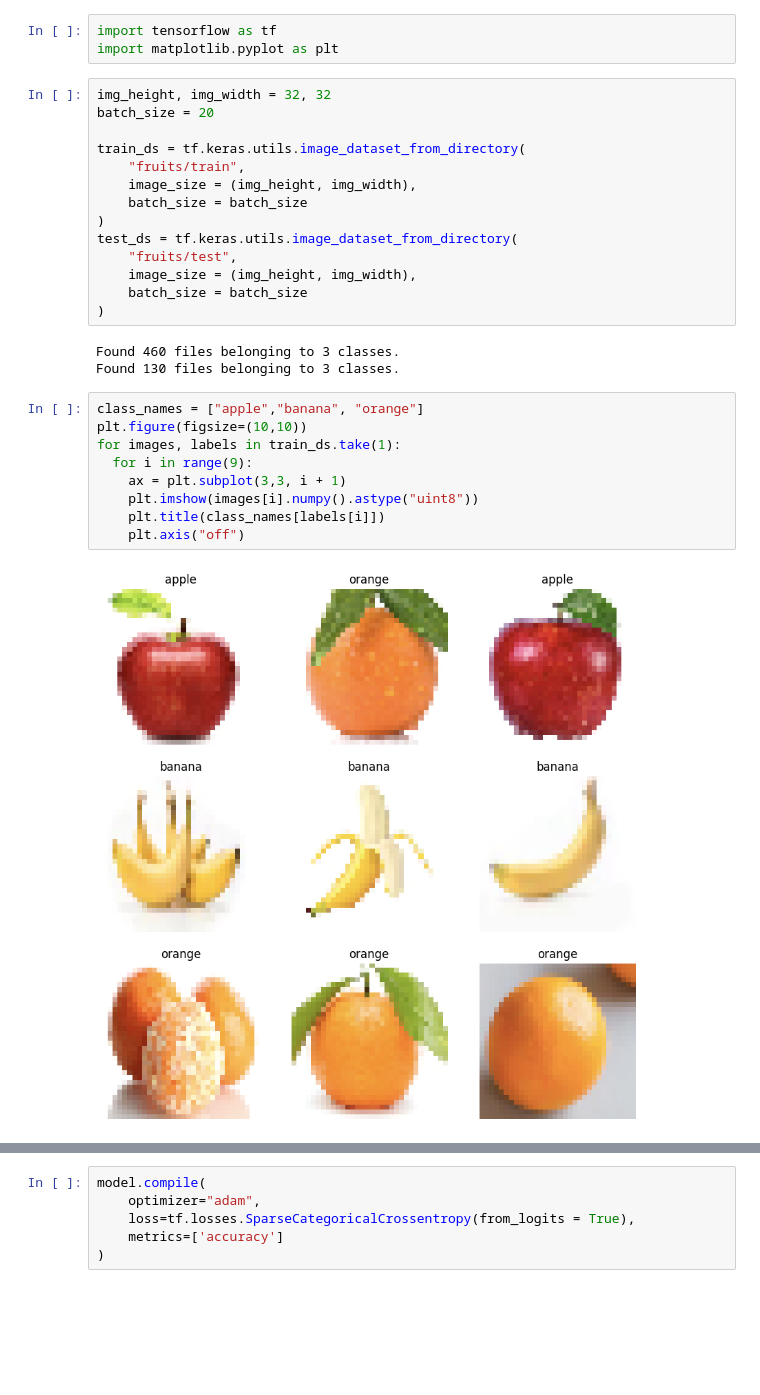
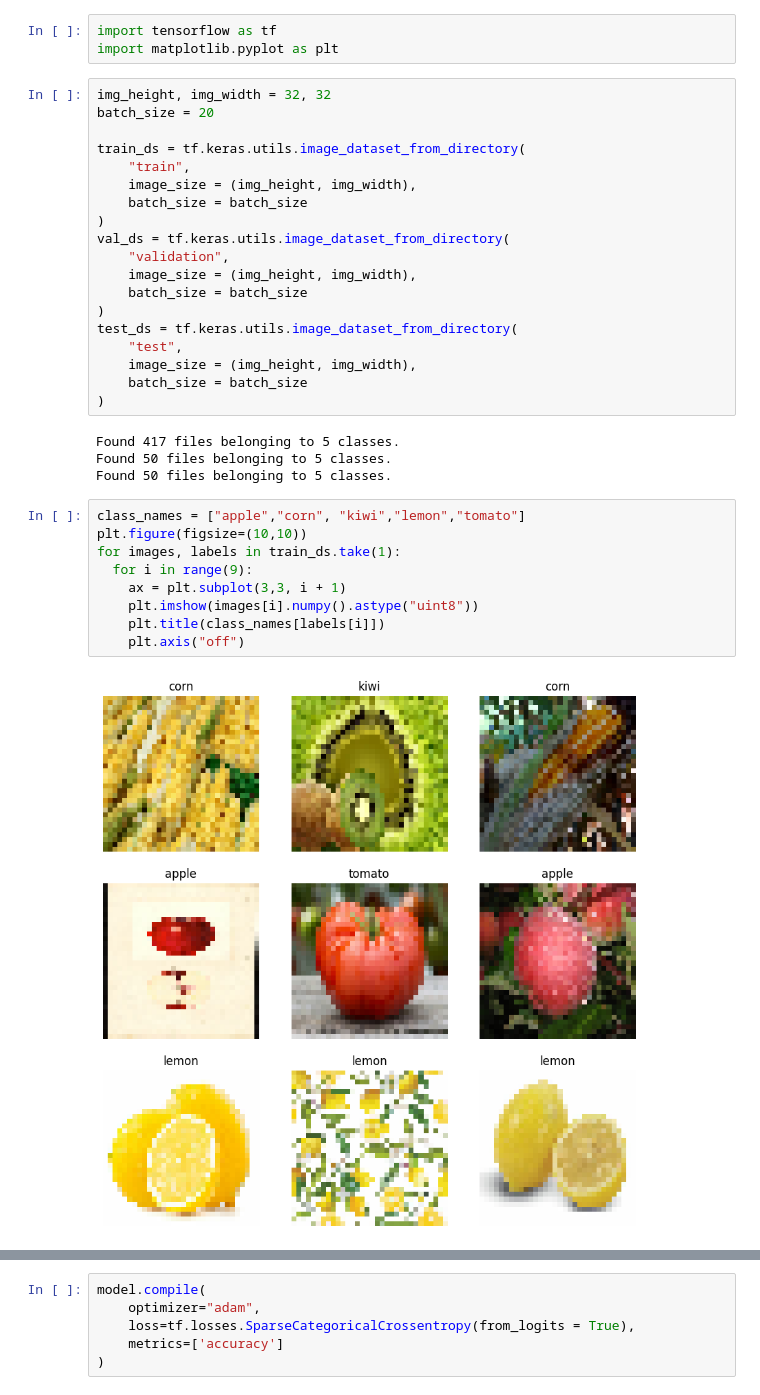
Before and after one commit to Adamderbel/Custom-TensorFlow, a Jupyter notebook: Custom_TensorFlow.ipynb, the cells around one changed output, grey strips where cells are left out. Drawn from its saved outputs; the diff is of its cells as text; blank space fills up the shorter version.

```diff
--- a/Custom_TensorFlow.ipynb
+++ b/Custom_TensorFlow.ipynb
@@ -28,29 +10,35 @@ img_height, img_width = 32, 32
 batch_size = 20
 
 train_ds = tf.keras.utils.image_dataset_from_directory(
-    "fruits/train",
+    "train",
+    image_size = (img_height, img_width),
+    batch_size = batch_size
+)
+val_ds = tf.keras.utils.image_dataset_from_directory(
+    "validation",
     image_size = (img_height, img_width),
     batch_size = batch_size
 )
 test_ds = tf.keras.utils.image_dataset_from_directory(
-    "fruits/test",
+    "test",
     image_size = (img_height, img_width),
     batch_size = batch_size
 )
 # %% [output]
-Found 460 files belonging to 3 classes.
-Found 130 files belonging to 3 classes.
+Found 417 files belonging to 5 classes.
+Found 50 files belonging to 5 classes.
+Found 50 files belonging to 5 classes.
 # %%
-class_names = ["apple","banana", "orange"]
+class_names = ["apple","corn", "kiwi","lemon","tomato"]
 plt.figure(figsize=(10,10))
 for images, labels in train_ds.take(1):
   for i in range(9):
     ax = plt.subplot(3,3, i + 1)
     plt.imshow(images[i].numpy().astype("uint8"))
     plt.title(class_names[labels[i]])
     plt.axis("off")
 # %% [output]
-[figure, old version]
+[figure, new version]
 # %%
 model = tf.keras.Sequential(
     [
```
Also changed, not shown: parts of 5 cells of this notebook.
